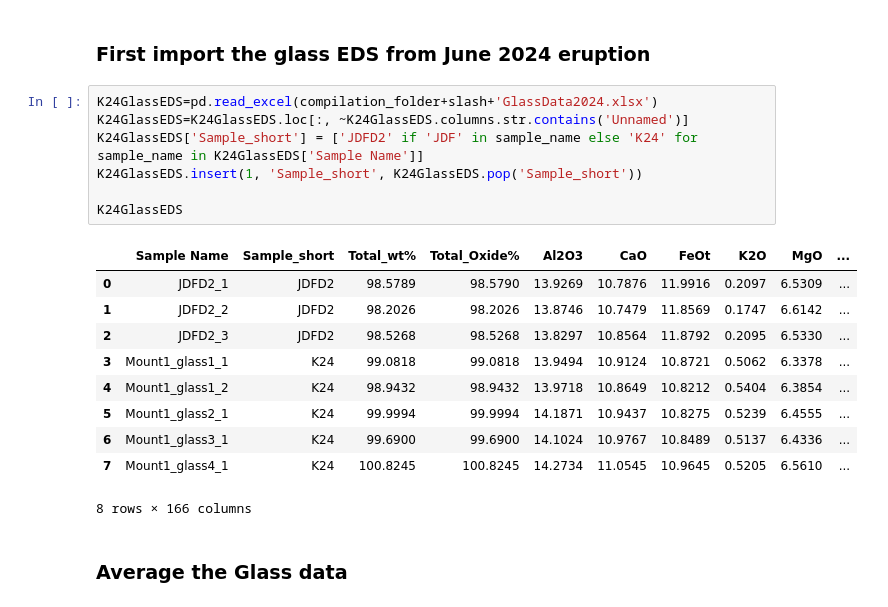
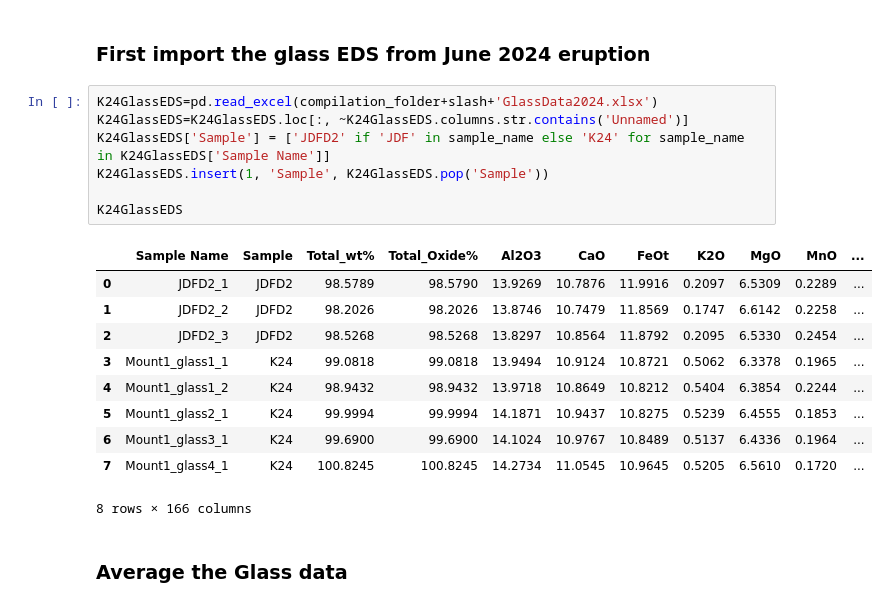
Before and after one commit to cljdevitre/PrePostCalderaKil_2025, a Jupyter notebook: Version_on_pcloud/Data_processing_notebooks/Data_processing_SWRZ/SWRZ_Merge_Raman+SEM.ipynb, the cells around one changed output. Cells and saved outputs as stored; diff of their text form.

```diff
--- a/Version_on_pcloud/Data_processing_notebooks/Data_processing_SWRZ/SWRZ_Merge_Raman+mineralEDS.ipynb
+++ b/Version_on_pcloud/Data_processing_notebooks/Data_processing_SWRZ/SWRZ_Merge_Raman+SEM.ipynb
@@ -98,20 +98,20 @@ combined_df
 # %%
 K24GlassEDS=pd.read_excel(compilation_folder+slash+'GlassData2024.xlsx')
 K24GlassEDS=K24GlassEDS.loc[:, ~K24GlassEDS.columns.str.contains('Unnamed')]
-K24GlassEDS['Sample_short'] = ['JDFD2' if 'JDF' in sample_name else 'K24' for sample_name in K24GlassEDS['Sample Name']]
-K24GlassEDS.insert(1, 'Sample_short', K24GlassEDS.pop('Sample_short'))
+K24GlassEDS['Sample'] = ['JDFD2' if 'JDF' in sample_name else 'K24' for sample_name in K24GlassEDS['Sample Name']]
+K24GlassEDS.insert(1, 'Sample', K24GlassEDS.pop('Sample'))
 
 K24GlassEDS
 # %% [output]
-|  | Sample Name | Sample_short | Total_wt% | Total_Oxide% | Al2O3 | CaO | FeOt | K2O | MgO | ... |
-| 0 | JDFD2_1 | JDFD2 | 98.5789 | 98.5790 | 13.9269 | 10.7876 | 11.9916 | 0.2097 | 6.5309 | ... |
-| 1 | JDFD2_2 | JDFD2 | 98.2026 | 98.2026 | 13.8746 | 10.7479 | 11.8569 | 0.1747 | 6.6142 | ... |
-| 2 | JDFD2_3 | JDFD2 | 98.5268 | 98.5268 | 13.8297 | 10.8564 | 11.8792 | 0.2095 | 6.5330 | ... |
-| 3 | Mount1_glass1_1 | K24 | 99.0818 | 99.0818 | 13.9494 | 10.9124 | 10.8721 | 0.5062 | 6.3378 | ... |
-| 4 | Mount1_glass1_2 | K24 | 98.9432 | 98.9432 | 13.9718 | 10.8649 | 10.8212 | 0.5404 | 6.3854 | ... |
-| 5 | Mount1_glass2_1 | K24 | 99.9994 | 99.9994 | 14.1871 | 10.9437 | 10.8275 | 0.5239 | 6.4555 | ... |
-| 6 | Mount1_glass3_1 | K24 | 99.6900 | 99.6900 | 14.1024 | 10.9767 | 10.8489 | 0.5137 | 6.4336 | ... |
-| 7 | Mount1_glass4_1 | K24 | 100.8245 | 100.8245 | 14.2734 | 11.0545 | 10.9645 | 0.5205 | 6.5610 | ... |
+|  | Sample Name | Sample | Total_wt% | Total_Oxide% | Al2O3 | CaO | FeOt | K2O | MgO | MnO | ... |
+| 0 | JDFD2_1 | JDFD2 | 98.5789 | 98.5790 | 13.9269 | 10.7876 | 11.9916 | 0.2097 | 6.5309 | 0.2289 | ... |
+| 1 | JDFD2_2 | JDFD2 | 98.2026 | 98.2026 | 13.8746 | 10.7479 | 11.8569 | 0.1747 | 6.6142 | 0.2258 | ... |
+| 2 | JDFD2_3 | JDFD2 | 98.5268 | 98.5268 | 13.8297 | 10.8564 | 11.8792 | 0.2095 | 6.5330 | 0.2454 | ... |
+| 3 | Mount1_glass1_1 | K24 | 99.0818 | 99.0818 | 13.9494 | 10.9124 | 10.8721 | 0.5062 | 6.3378 | 0.1965 | ... |
+| 4 | Mount1_glass1_2 | K24 | 98.9432 | 98.9432 | 13.9718 | 10.8649 | 10.8212 | 0.5404 | 6.3854 | 0.2244 | ... |
+| 5 | Mount1_glass2_1 | K24 | 99.9994 | 99.9994 | 14.1871 | 10.9437 | 10.8275 | 0.5239 | 6.4555 | 0.1853 | ... |
+| 6 | Mount1_glass3_1 | K24 | 99.6900 | 99.6900 | 14.1024 | 10.9767 | 10.8489 | 0.5137 | 6.4336 | 0.1964 | ... |
+| 7 | Mount1_glass4_1 | K24 | 100.8245 | 100.8245 | 14.2734 | 11.0545 | 10.9645 | 0.5205 | 6.5610 | 0.1720 | ... |
 8 rows × 166 columns
 # %% [markdown]
 ### Average the Glass data
```
Also changed, not shown: parts of 13 cells of this notebook, 21 other files.
